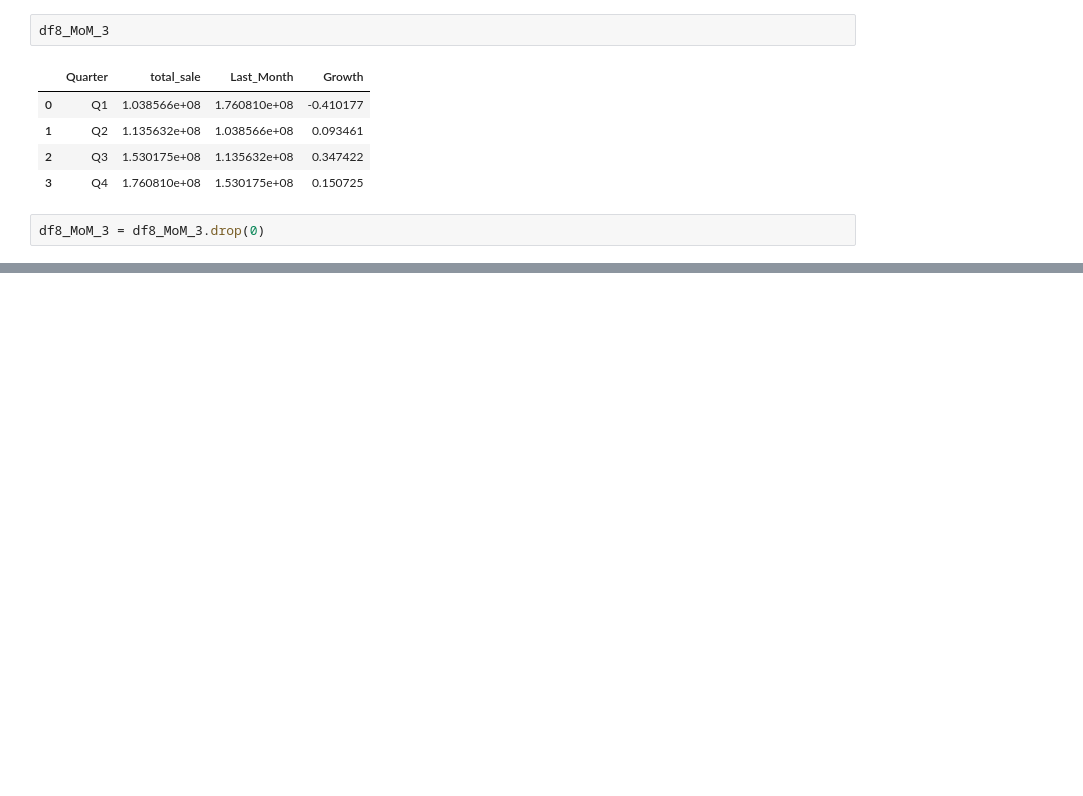
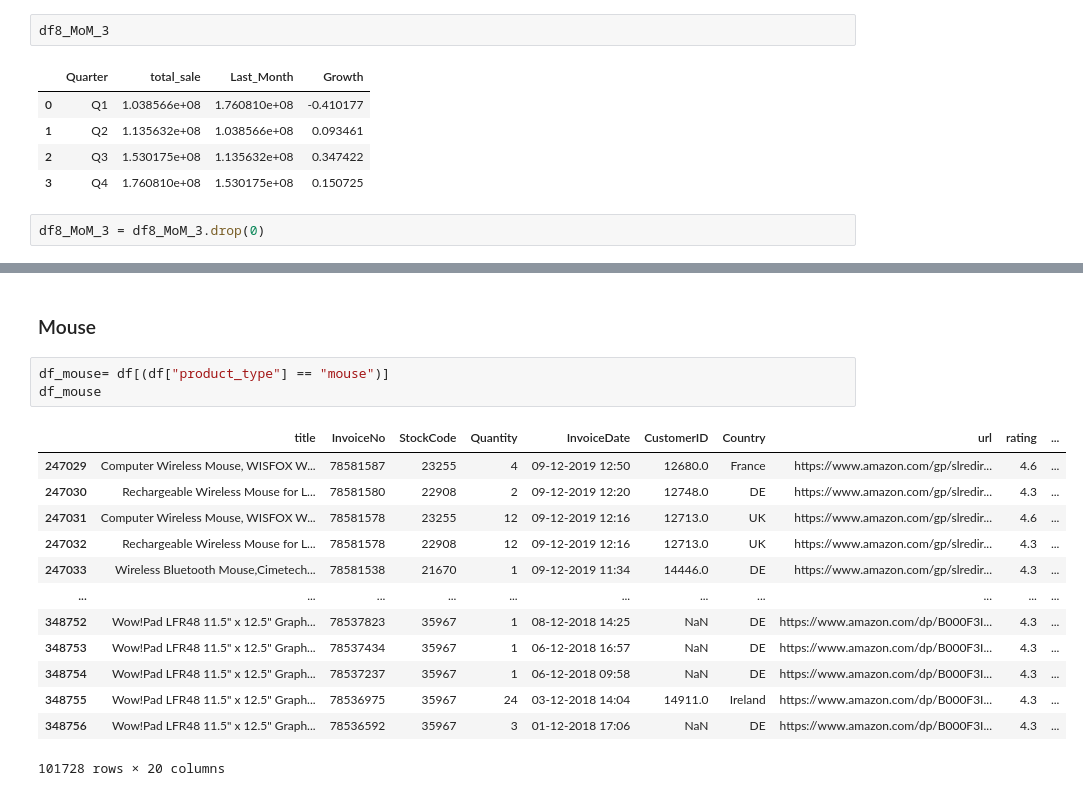
Before and after one commit to selinbulbul/ecommerce-scrape, a Jupyter notebook: New folder/tasks.ipynb, the cells around one changed output, grey strips where cells are left out. Saved outputs shown, nothing was run; the diff lists cells and outputs as text; blank space fills up the shorter version.

```diff
--- a/New folder/tasks.ipynb
+++ b/New folder/tasks.ipynb
@@ -835,0 +947,19 @@ p.set_xticklabels(xlabels, size=10, rotation = "vertical")
+# %% [markdown]
+### Mouse
+# %%
+df_mouse= df[(df["product_type"] == "mouse")]
+df_mouse
+# %% [output]
+|  | title | InvoiceNo | StockCode | Quantity | InvoiceDate | CustomerID | Country | url | rating | ... |
+| 247029 | Computer Wireless Mouse, WISFOX W... | 78581587 | 23255 | 4 | 09-12-2019 12:50 | 12680.0 | France | https://www.amazon.com/gp/slredir... | 4.6 | ... |
+| 247030 | Rechargeable Wireless Mouse for L... | 78581580 | 22908 | 2 | 09-12-2019 12:20 | 12748.0 | DE | https://www.amazon.com/gp/slredir... | 4.3 | ... |
+| 247031 | Computer Wireless Mouse, WISFOX W... | 78581578 | 23255 | 12 | 09-12-2019 12:16 | 12713.0 | UK | https://www.amazon.com/gp/slredir... | 4.6 | ... |
+| 247032 | Rechargeable Wireless Mouse for L... | 78581578 | 22908 | 12 | 09-12-2019 12:16 | 12713.0 | UK | https://www.amazon.com/gp/slredir... | 4.3 | ... |
+| 247033 | Wireless Bluetooth Mouse,Cimetech... | 78581538 | 21670 | 1 | 09-12-2019 11:34 | 14446.0 | DE | https://www.amazon.com/gp/slredir... | 4.3 | ... |
+| ... | ... | ... | ... | ... | ... | ... | ... | ... | ... | ... |
+| 348752 | Wow!Pad LFR48 11.5" x 12.5" Graph... | 78537823 | 35967 | 1 | 08-12-2018 14:25 | NaN | DE | https://www.amazon.com/dp/B000F3I... | 4.3 | ... |
+| 348753 | Wow!Pad LFR48 11.5" x 12.5" Graph... | 78537434 | 35967 | 1 | 06-12-2018 16:57 | NaN | DE | https://www.amazon.com/dp/B000F3I... | 4.3 | ... |
+| 348754 | Wow!Pad LFR48 11.5" x 12.5" Graph... | 78537237 | 35967 | 1 | 06-12-2018 09:58 | NaN | DE | https://www.amazon.com/dp/B000F3I... | 4.3 | ... |
+| 348755 | Wow!Pad LFR48 11.5" x 12.5" Graph... | 78536975 | 35967 | 24 | 03-12-2018 14:04 | 14911.0 | Ireland | https://www.amazon.com/dp/B000F3I... | 4.3 | ... |
+| 348756 | Wow!Pad LFR48 11.5" x 12.5" Graph... | 78536592 | 35967 | 3 | 01-12-2018 17:06 | NaN | DE | https://www.amazon.com/dp/B000F3I... | 4.3 | ... |
+101728 rows × 20 columns
```
Also changed, not shown: parts of 38 cells of this notebook.
